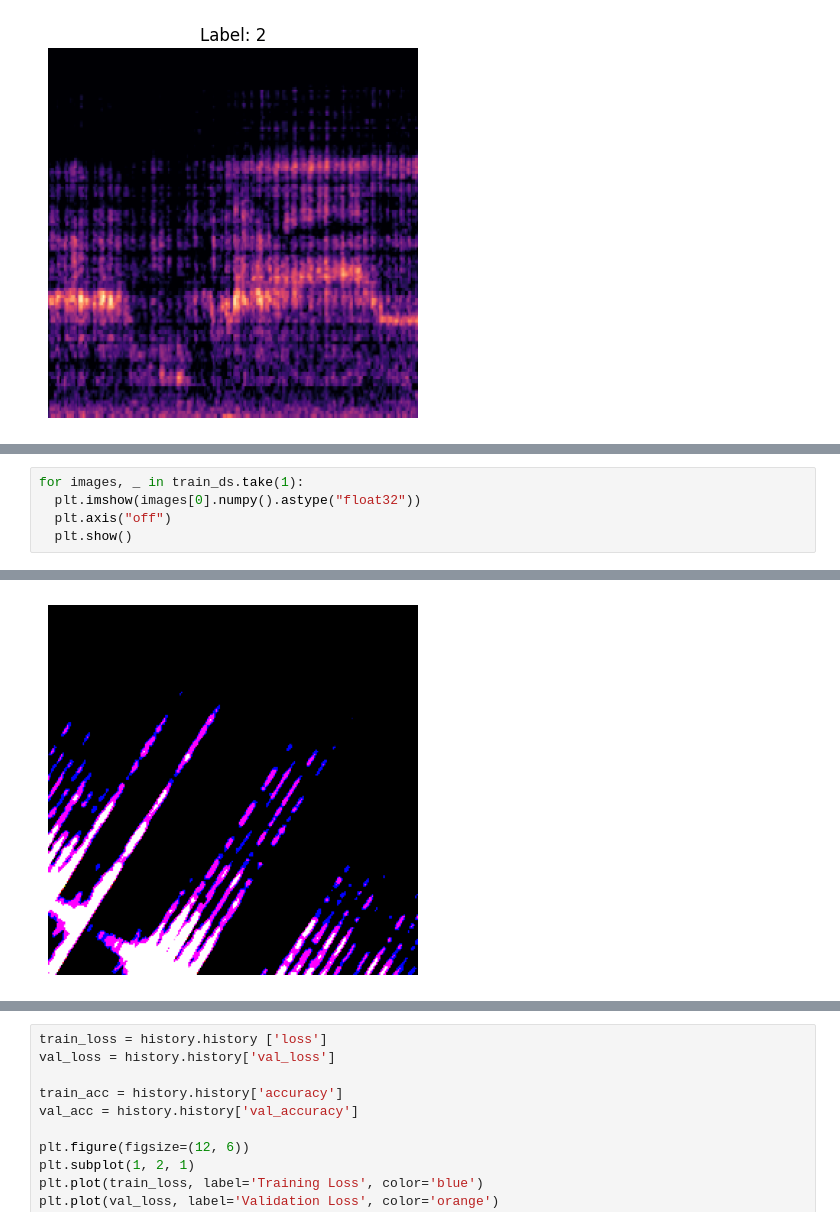
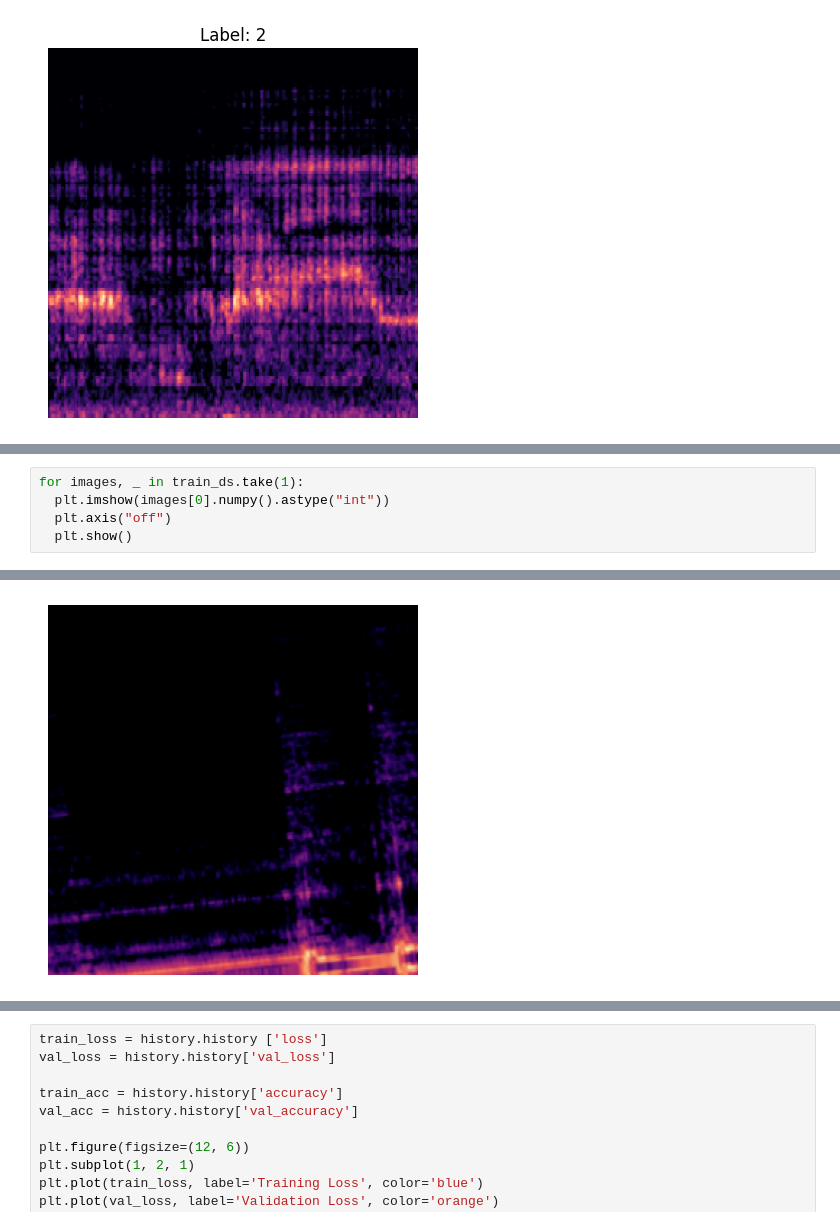
Before and after one commit to londonreturns/ESC-50_Sound_Classification, a Jupyter notebook: cnn.ipynb, the cells around one changed output, grey strips where cells are left out. Cells and saved outputs as stored; diff of their text form.

```diff
--- a/cnn.ipynb
+++ b/cnn.ipynb
@@ -262,6 +271,6 @@ for images, labels in val_ds.take(1):
 # %%
 for images, _ in train_ds.take(1):
-  plt.imshow(images[0].numpy().astype("float32"))
+  plt.imshow(images[0].numpy().astype("int"))
   plt.axis("off")
   plt.show()
 # %% [output]
@@ -269,4 +277,4 @@ WARNING:matplotlib.image:Clipping input data to the valid range for imshow with
-[figure, old version]
+[figure, new version]
 # %%
 from tensorflow.keras.layers import Input, Conv2D, MaxPooling2D, Flatten, Dense, Dropout, BatchNormalization, Rescaling
 from tensorflow.keras import regularizers
```
Also changed, not shown: parts of 14 cells of this notebook, 5 other files.
